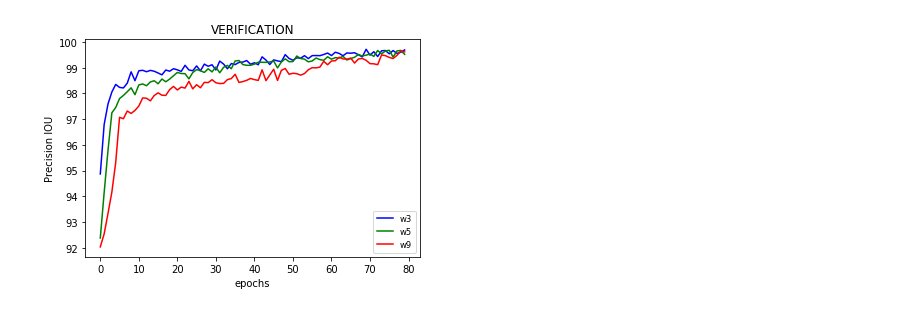
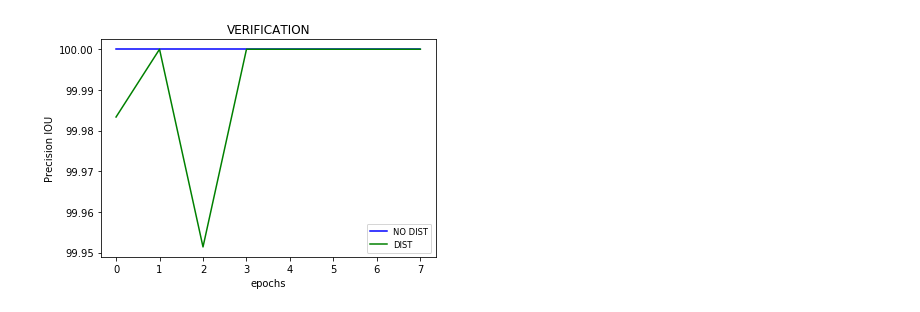
Before and after one commit to melissande/2_master_thesis, a Jupyter notebook: save_losses_compa_nb.ipynb, the cells around one changed output. Saved outputs shown, nothing was run; the diff lists cells and outputs as text; code cells hidden in the pictures.

```diff
--- a/save_losses_compa_nb.ipynb
+++ b/save_losses_compa_nb.ipynb
@@ -5,20 +5,20 @@ import os
 import matplotlib.pyplot as plt
 # %%
 
-FILE_NAME='LOSSES_COMPARISON/shape_kernel_widths'
+FILE_NAME='LOSSES_COMPARISON/shape_dist_no_dist'
 
 
 
 
 
-f1='MODEL_SHAPE_w3/TEST_SAVE/'
-f2='MODEL_SHAPE_w5/TEST_SAVE/'
-f3='MODEL_SHAPE_w9/TEST_SAVE/'
+f1='MODEL_SHAPE_NODIST/TEST_SAVE/'
+f2='MODEL_SHAPE_DIST/TEST_SAVE/'
+# f3='MODEL_SHAPE_w9/TEST_SAVE/'
 # f4='MODEL_8pansh8ms_GHANA/TEST_SAVE/'
 # f5='MODEL_BASIC_TEST_pytorch_120/TEST_SAVE/'
 
 
-leg=['w3','w5','w9']
+leg=['NO DIST','DIST']
 #TRAIN
 fig1 = plt.figure()
 ax1=plt.subplot(111)
@@ -39,13 +39,13 @@ with open(f2+'avg_loss_train.txt', "r") as ins:
 t2=np.asarray(t2)
 ite2 = np.arange(0,len(t2),1)
 
-with open(f3+'avg_loss_train.txt', "r") as ins:
-    t3 = []
-    for line in ins.readlines():
-        t3.append(float(line))
+# with open(f3+'avg_loss_train.txt', "r") as ins:
+#     t3 = []
+#     for line in ins.readlines():
+#         t3.append(float(line))
 
-t3=np.asarray(t3)
-ite3 = np.arange(0,len(t3),1)
+# t3=np.asarray(t3)
+# ite3 = np.arange(0,len(t3),1)
 
 # with open(f4+'loss_train.txt', "r") as ins:
 #     t4 = []
@@ -62,10 +62,10 @@ ite3 = np.arange(0,len(t3),1)
 # ite5 = np.arange(0,len(t5),1)
 
 
-
+ax1.set_ylim(0,0.01)
 ax1.plot(ite1,t1,'b', label=leg[0])
 ax1.plot(ite2,t2,'g', label=leg[1])
-ax1.plot(ite3,t3,'r', label=leg[2])
+# ax1.plot(ite3,t3,'r', label=leg[2])
 # ax1.plot(ite4,t4,'y', label=leg[3])
 # ax1.plot(ite5,t5,'m', label=leg[4])
 plt.title('TRAINING')
@@ -96,12 +96,12 @@ with open(f2+'loss_verif.txt', "r") as ins:
 t2=np.asarray(t2)
 ite2 = np.arange(0,len(t2),1)
 
-with open(f3+'loss_verif.txt', "r") as ins:
-    t3 = []
-    for line in ins.readlines():
-        t3.append(float(line))
-t3=np.asarray(t3)
-ite3 = np.arange(0,len(t3),1)
+# with open(f3+'loss_verif.txt', "r") as ins:
+#     t3 = []
+#     for line in ins.readlines():
+#         t3.append(float(line))
+# t3=np.asarray(t3)
+# ite3 = np.arange(0,len(t3),1)
 
 
 # with open(f4+'loss_verif.txt', "r") as ins:
@@ -118,9 +118,10 @@ ite3 = np.arange(0,len(t3),1)
 # t5=np.asarray(t5)
 # ite5 = np.arange(0,len(t5),1)
 
+ax2.set_ylim(0,0.01)
 ax2.plot(ite1,t1,'b', label=leg[0])
 ax2.plot(ite2,t2,'g', label=leg[1])
-ax2.plot(ite3,t3,'r', label=leg[2])
+# ax2.plot(ite3,t3,'r', label=leg[2])
 # ax2.plot(ite4,t4,'y', label=leg[3])
 # ax2.plot(ite5,t5,'m', label=leg[4])
 plt.title('VERIFICATION')
@@ -149,13 +150,13 @@ with open(f2+'iou_verif.txt', "r") as ins:
 t2=np.asarray(t2)
 ite2 = np.arange(0,len(t2),1)
 
-with open(f3+'iou_verif.txt', "r") as ins:
-    t3 = []
-    for line in ins.readlines():
-        t3.append(float(line))
+# with open(f3+'iou_verif.txt', "r") as ins:
+#     t3 = []
+#     for line in ins.readlines():
+#         t3.append(float(line))
 
-t3=np.asarray(t3)
-ite3 = np.arange(0,len(t3),1)
+# t3=np.asarray(t3)
+# ite3 = np.arange(0,len(t3),1)
 
 # with open(f4+'iou_verif.txt', "r") as ins:
 #     t4 = []
@@ -173,7 +174,7 @@ ite3 = np.arange(0,len(t3),1)
 
 ax3.plot(ite1,t1,'b', label=leg[0])
 ax3.plot(ite2,t2,'g', label=leg[1])
-ax3.plot(ite3,t3,'r', label=leg[2])
+# ax3.plot(ite3,t3,'r', label=leg[2])
 # ax3.plot(ite4,t4,'y', label=leg[3])
 # ax3.plot(ite5,t5,'m', label=leg[4])
 plt.title('VERIFICATION')
@@ -201,13 +202,13 @@ with open(f2+'iou_acc_verif.txt', "r") as ins:
 t2=np.asarray(t2)
 ite2 = np.arange(0,len(t2),1)
 
-with open(f3+'iou_acc_verif.txt', "r") as ins:
-    t3 = []
-    for line in ins.readlines():
-        t3.append(float(line))
+# with open(f3+'iou_acc_verif.txt', "r") as ins:
+#     t3 = []
+#     for line in ins.readlines():
+#         t3.append(float(line))
 
-t3=np.asarray(t3)
-ite3 = np.arange(0,len(t3),1)
+# t3=np.asarray(t3)
+# ite3 = np.arange(0,len(t3),1)
 
 # with open(f4+'iou_acc_verif.txt', "r") as ins:
 #     t4 = []
@@ -225,7 +226,7 @@ ite3 = np.arange(0,len(t3),1)
 
 ax5.plot(ite1,t1,'b', label=leg[0])
 ax5.plot(ite2,t2,'g', label=leg[1])
-ax5.plot(ite3,t3,'r', label=leg[2])
+# ax5.plot(ite3,t3,'r', label=leg[2])
 # ax5.plot(ite4,t4,'y', label=leg[3])
 # ax5.plot(ite5,t5,'m', label=leg[4])
 plt.title('VERIFICATION')
@@ -253,13 +254,13 @@ with open(f2+'f1_iou_verif.txt', "r") as ins:
         t2.append(float(line))
 t2=np.asarray(t2)
 ite2 = np.arange(0,len(t2),1)
-with open(f3+'f1_iou_verif.txt', "r") as ins:
-    t3 = []
-    for line in ins.readlines():
-        t3.append(float(line))
+# with open(f3+'f1_iou_verif.txt', "r") as ins:
+#     t3 = []
+#     for line in ins.readlines():
+#         t3.append(float(line))
 
-t3=np.asarray(t3)
-ite3 = np.arange(0,len(t3),1)
+# t3=np.asarray(t3)
+# ite3 = np.arange(0,len(t3),1)
 
 # with open(f4+'f1_iou_verif.txt', "r") as ins:
 #     t4 = []
@@ -279,7 +280,7 @@ ite3 = np.arange(0,len(t3),1)
 
 ax4.plot(ite1,t1,'b', label=leg[0])
 ax4.plot(ite2,t2,'g', label=leg[1])
-ax4.plot(ite3,t3,'r', label=leg[2])
+# ax4.plot(ite3,t3,'r', label=leg[2])
 # ax4.plot(ite4,t4,'y', label=leg[3])
 # ax4.plot(ite5,t5,'m', label=leg[4])
 plt.title('VERIFICATION')
@@ -413 +414 @@ fig4.savefig(FILE_NAME+'_f1_verif_iou.png')
-[figure, old version]
+[figure, new version]
```
Also changed, not shown: parts of 1 cell of this notebook, 3 other files.
